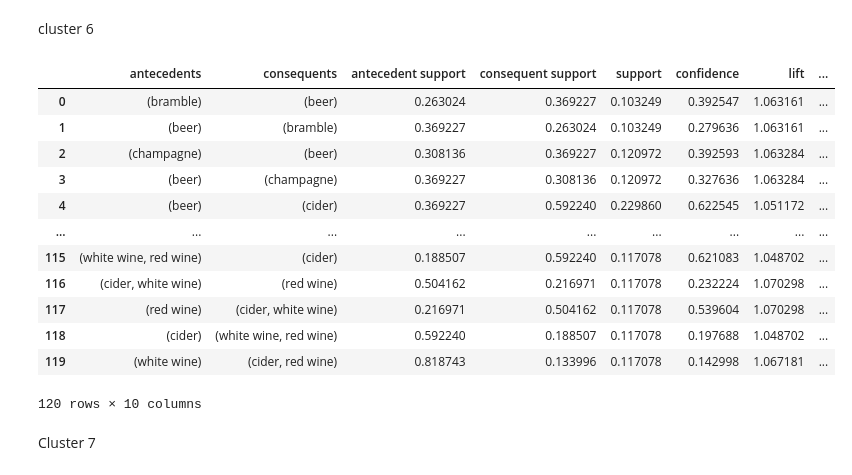
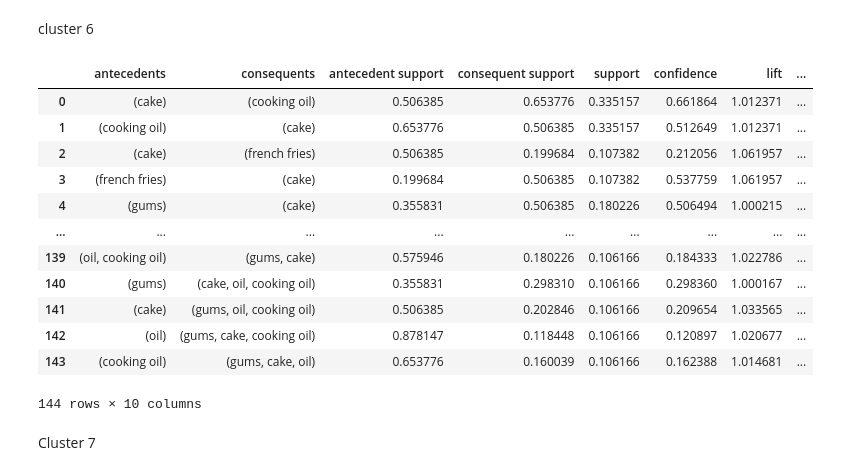
Before and after one commit to shaulleo/ProjetoML, a Jupyter notebook: ML II - Association Rules.ipynb, the cells around one changed output. Cells and saved outputs as stored; diff of their text form; code cells hidden in the pictures.

```diff
--- a/ML II - Association Rules.ipynb
+++ b/ML II - Association Rules.ipynb
@@ -191,21 +203,21 @@ cluster5_rules
 cluster 6
 # %%
 cluster7_rules = Functions.build_rules(cluster6_items, min_support=0.1, metric='lift', min_threshold=1)
-cluster6_rules
+cluster7_rules
 # %% [output]
 |  | antecedents | consequents | antecedent support | consequent support | support | confidence | lift | ... |
-| 0 | (bramble) | (beer) | 0.263024 | 0.369227 | 0.103249 | 0.392547 | 1.063161 | ... |
-| 1 | (beer) | (bramble) | 0.369227 | 0.263024 | 0.103249 | 0.279636 | 1.063161 | ... |
-| 2 | (champagne) | (beer) | 0.308136 | 0.369227 | 0.120972 | 0.392593 | 1.063284 | ... |
-| 3 | (beer) | (champagne) | 0.369227 | 0.308136 | 0.120972 | 0.327636 | 1.063284 | ... |
-| 4 | (beer) | (cider) | 0.369227 | 0.592240 | 0.229860 | 0.622545 | 1.051172 | ... |
+| 0 | (cake) | (cooking oil) | 0.506385 | 0.653776 | 0.335157 | 0.661864 | 1.012371 | ... |
+| 1 | (cooking oil) | (cake) | 0.653776 | 0.506385 | 0.335157 | 0.512649 | 1.012371 | ... |
+| 2 | (cake) | (french fries) | 0.506385 | 0.199684 | 0.107382 | 0.212056 | 1.061957 | ... |
+| 3 | (french fries) | (cake) | 0.199684 | 0.506385 | 0.107382 | 0.537759 | 1.061957 | ... |
+| 4 | (gums) | (cake) | 0.355831 | 0.506385 | 0.180226 | 0.506494 | 1.000215 | ... |
 | ... | ... | ... | ... | ... | ... | ... | ... | ... |
-| 115 | (white wine, red wine) | (cider) | 0.188507 | 0.592240 | 0.117078 | 0.621083 | 1.048702 | ... |
-| 116 | (cider, white wine) | (red wine) | 0.504162 | 0.216971 | 0.117078 | 0.232224 | 1.070298 | ... |
-| 117 | (red wine) | (cider, white wine) | 0.216971 | 0.504162 | 0.117078 | 0.539604 | 1.070298 | ... |
-| 118 | (cider) | (white wine, red wine) | 0.592240 | 0.188507 | 0.117078 | 0.197688 | 1.048702 | ... |
-| 119 | (white wine) | (cider, red wine) | 0.818743 | 0.133996 | 0.117078 | 0.142998 | 1.067181 | ... |
+| 139 | (oil, cooking oil) | (gums, cake) | 0.575946 | 0.180226 | 0.106166 | 0.184333 | 1.022786 | ... |
+| 140 | (gums) | (cake, oil, cooking oil) | 0.355831 | 0.298310 | 0.106166 | 0.298360 | 1.000167 | ... |
+| 141 | (cake) | (gums, oil, cooking oil) | 0.506385 | 0.202846 | 0.106166 | 0.209654 | 1.033565 | ... |
+| 142 | (oil) | (gums, cake, cooking oil) | 0.878147 | 0.118448 | 0.106166 | 0.120897 | 1.020677 | ... |
+| 143 | (cooking oil) | (gums, cake, oil) | 0.653776 | 0.160039 | 0.106166 | 0.162388 | 1.014681 | ... |
-120 rows × 10 columns
+144 rows × 10 columns
 # %% [markdown]
 Cluster 7
 # %%
```
Also changed, not shown: parts of 10 cells of this notebook, 3 other files.
